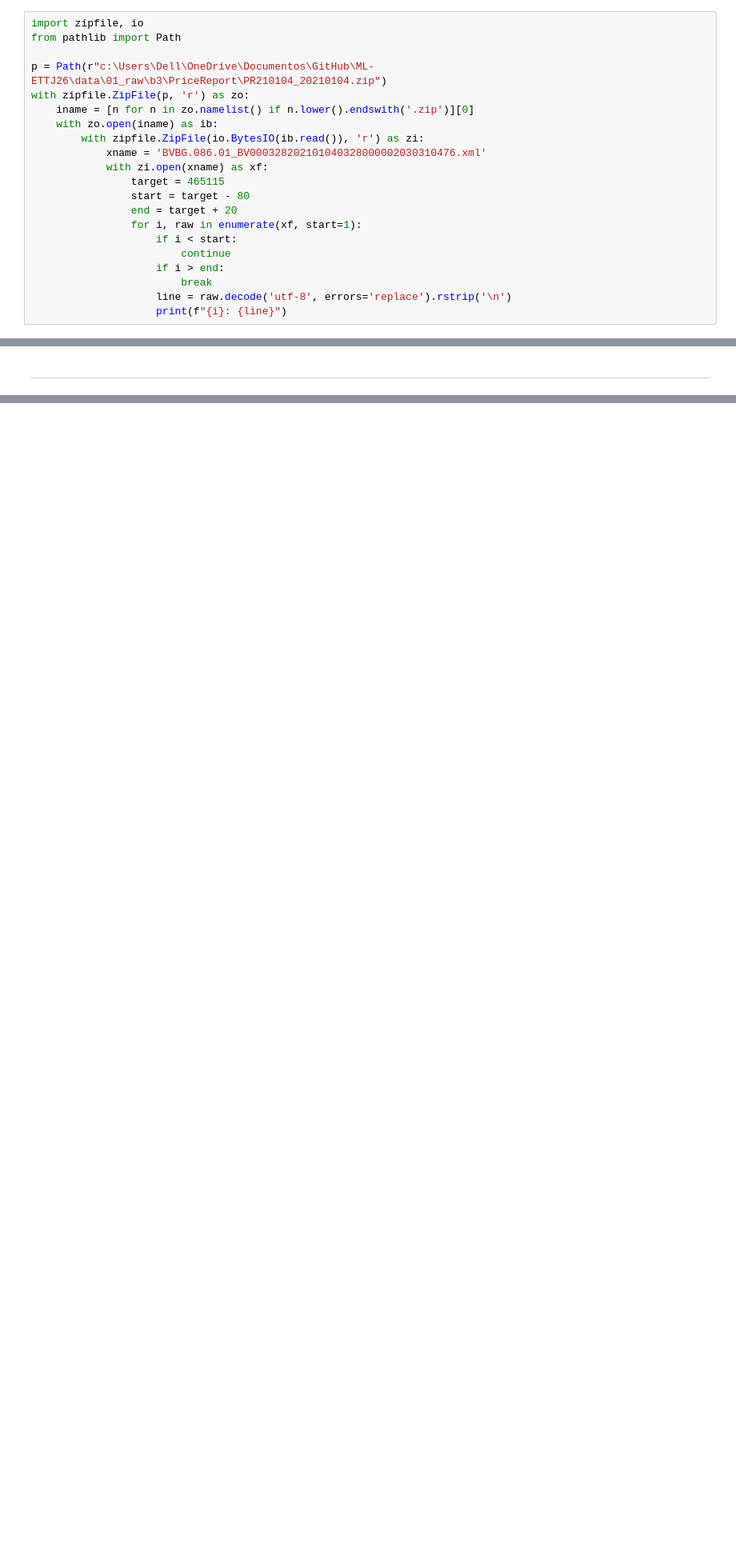
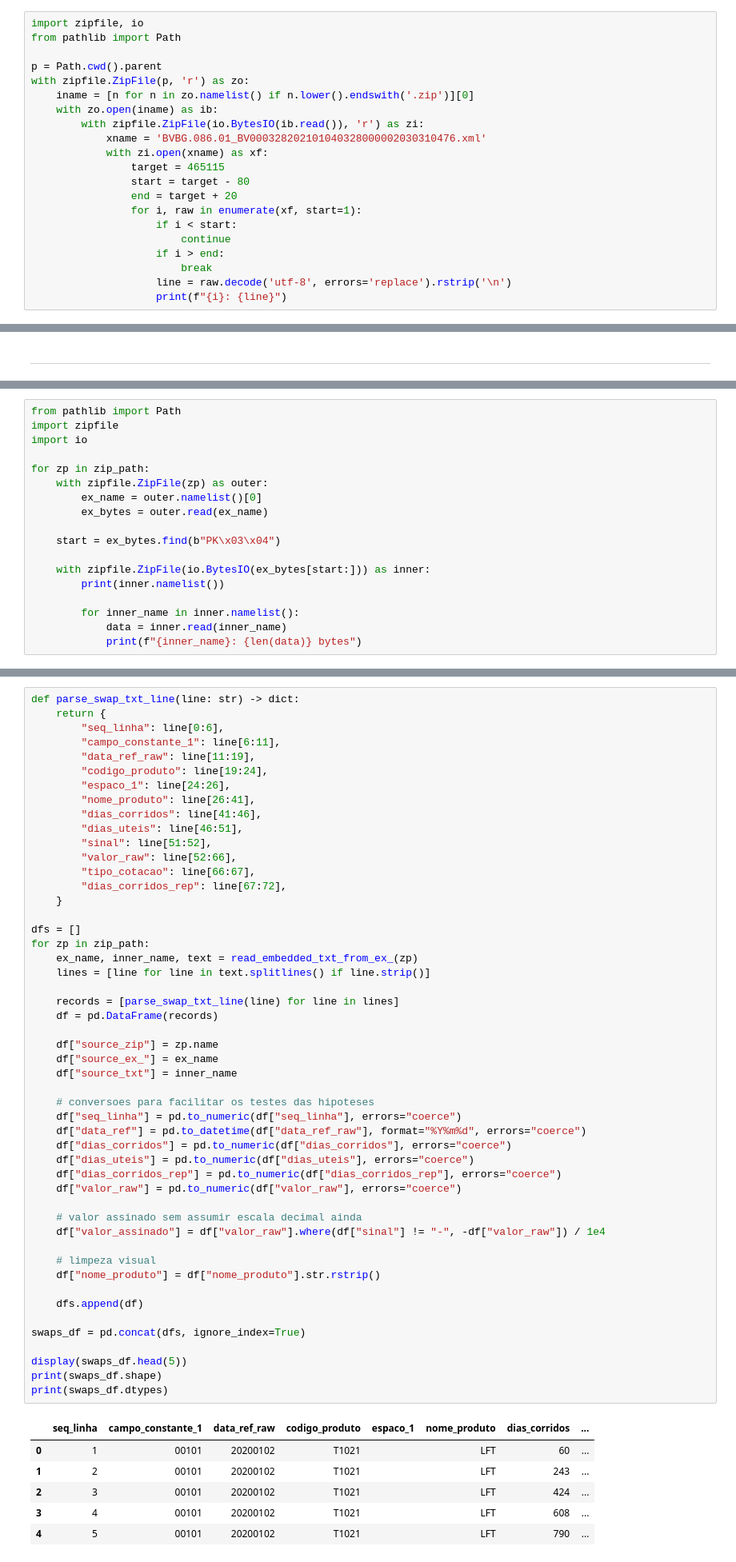
Before and after one commit to JuanRocha01/ML-ETTJ26, a Jupyter notebook: study/trusted.ipynb, the cells around one changed output, grey strips where cells are left out. Shown at 80% size. Drawn from its saved outputs; the diff is of its cells as text; blank space fills up the shorter version.

```diff
--- a/study/trusted.ipynb
+++ b/study/trusted.ipynb
@@ -1246,7 +1152,7 @@ with zipfile.ZipFile(p, 'r') as zo:
 import zipfile, io
 from pathlib import Path
 
-p = Path(r"c:\Users\Dell\OneDrive\Documentos\GitHub\ML-ETTJ26\data\01_raw\b3\PriceReport\PR210104_20210104.zip")
+p = Path.cwd().parent
 with zipfile.ZipFile(p, 'r') as zo:
     iname = [n for n in zo.namelist() if n.lower().endswith('.zip')][0]
     with zo.open(iname) as ib:
@@ -1302,0 +1292,18 @@ Length: 19, dtype: datetime64[us, UTC]
+# %%
+from pathlib import Path
+import zipfile
+import io
+
+for zp in zip_path:
+    with zipfile.ZipFile(zp) as outer:
+        ex_name = outer.namelist()[0]
+        ex_bytes = outer.read(ex_name)
+
+    start = ex_bytes.find(b"PK\x03\x04")
+
+    with zipfile.ZipFile(io.BytesIO(ex_bytes[start:])) as inner:
+        print(inner.namelist())
+
+        for inner_name in inner.namelist():
+            data = inner.read(inner_name)
+            print(f"{inner_name}: {len(data)} bytes")
@@ -1302,0 +1395,57 @@ Length: 19, dtype: datetime64[us, UTC]
+# %%
+def parse_swap_txt_line(line: str) -> dict:
+    return {
+        "seq_linha": line[0:6],
+        "campo_constante_1": line[6:11],
+        "data_ref_raw": line[11:19],
+        "codigo_produto": line[19:24],
+        "espaco_1": line[24:26],
+        "nome_produto": line[26:41],
+        "dias_corridos": line[41:46],
+        "dias_uteis": line[46:51],
+        "sinal": line[51:52],
+        "valor_raw": line[52:66],
+        "tipo_cotacao": line[66:67],
+        "dias_corridos_rep": line[67:72],
+    }
+
+dfs = []
+for zp in zip_path:
+    ex_name, inner_name, text = read_embedded_txt_from_ex_(zp)
+    lines = [line for line in text.splitlines() if line.strip()]
+
+    records = [parse_swap_txt_line(line) for line in lines]
+    df = pd.DataFrame(records)
+
+    df["source_zip"] = zp.name
+    df["source_ex_"] = ex_name
+    df["source_txt"] = inner_name
+
+    # conversoes para facilitar os testes das hipoteses
+    df["seq_linha"] = pd.to_numeric(df["seq_linha"], errors="coerce")
+    df["data_ref"] = pd.to_datetime(df["data_ref_raw"], format="%Y%m%d", errors="coerce")
+    df["dias_corridos"] = pd.to_numeric(df["dias_corridos"], errors="coerce")
+    df["dias_uteis"] = pd.to_numeric(df["dias_uteis"], errors="coerce")
+    df["dias_corridos_rep"] = pd.to_numeric(df["dias_corridos_rep"], errors="coerce")
+    df["valor_raw"] = pd.to_numeric(df["valor_raw"], errors="coerce")
+
+    # valor assinado sem assumir escala decimal ainda
+    df["valor_assinado"] = df["valor_raw"].where(df["sinal"] != "-", -df["valor_raw"]) / 1e4
+
+    # limpeza visual
+    df["nome_produto"] = df["nome_produto"].str.rstrip()
+
+    dfs.append(df)
+
+swaps_df = pd.concat(dfs, ignore_index=True)
+
+display(swaps_df.head(5))
+print(swaps_df.shape)
+print(swaps_df.dtypes)
+# %% [output]
+|  | seq_linha | campo_constante_1 | data_ref_raw | codigo_produto | espaco_1 | nome_produto | dias_corridos | ... |
+| 0 | 1 | 00101 | 20200102 | T1021 |  | LFT | 60 | ... |
+| 1 | 2 | 00101 | 20200102 | T1021 |  | LFT | 243 | ... |
+| 2 | 3 | 00101 | 20200102 | T1021 |  | LFT | 424 | ... |
+| 3 | 4 | 00101 | 20200102 | T1021 |  | LFT | 608 | ... |
+| 4 | 5 | 00101 | 20200102 | T1021 |  | LFT | 790 | ... |
```
Also changed, not shown: parts of 46 cells of this notebook, 15 other files.
